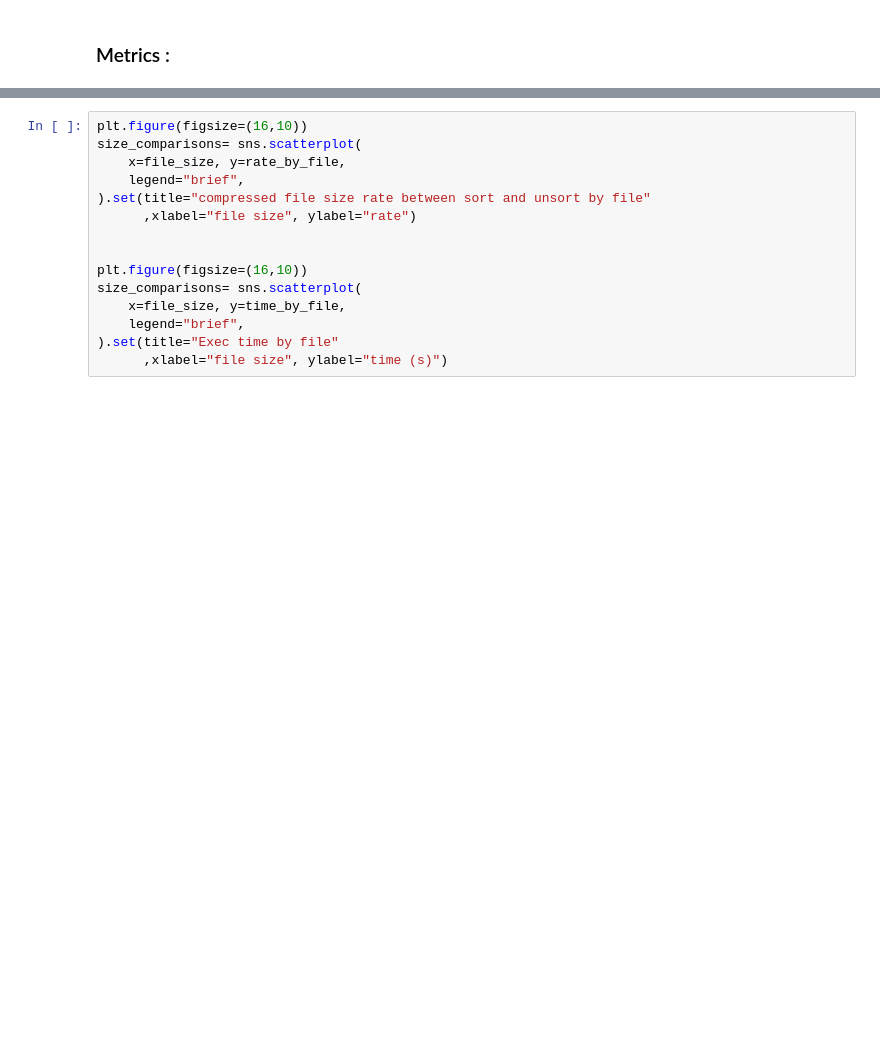
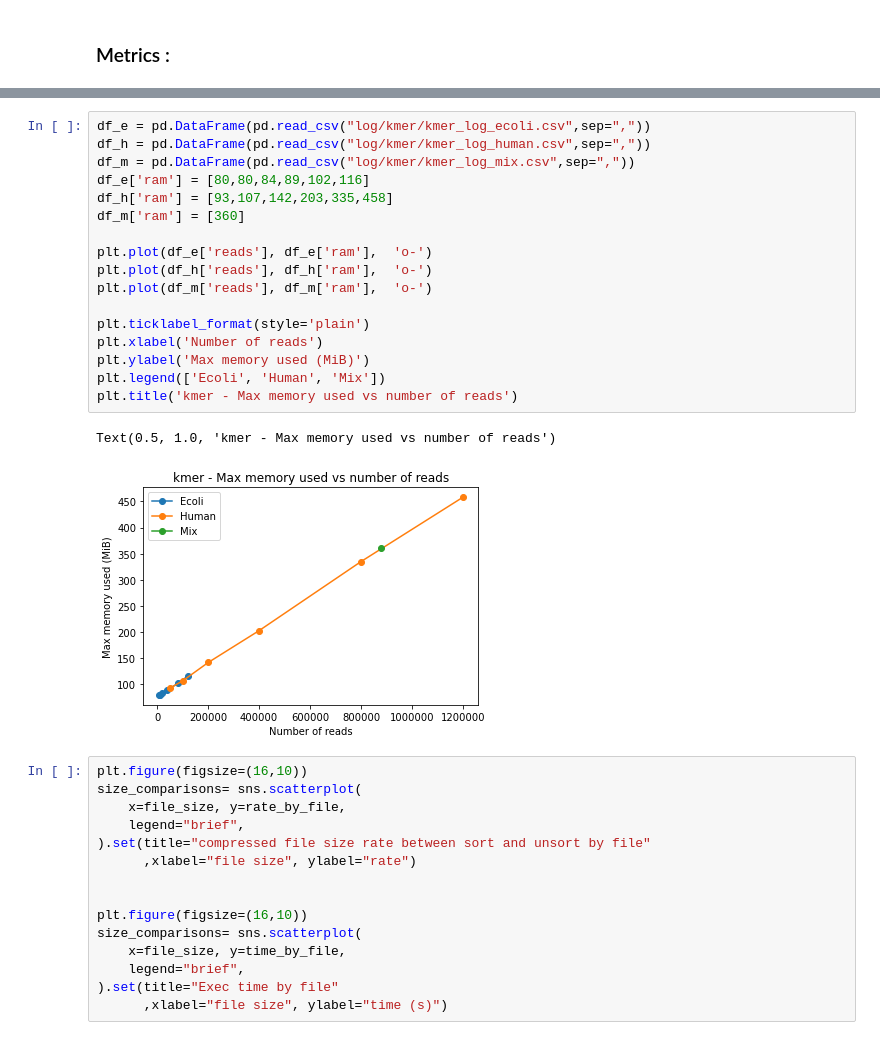
Before and after one commit to atoffano/reads-compression-optimization, a Jupyter notebook: kmer_log.ipynb, the cells around one changed output, grey strips where cells are left out. Cells and saved outputs as stored; diff of their text form; blank space fills up the shorter version.

```diff
--- a/kmer_log.ipynb
+++ b/kmer_log.ipynb
@@ -54,3 +90,23 @@ Function 'sort_by_kmer' executed in 95.9344s
+# %%
+df_e = pd.DataFrame(pd.read_csv("log/kmer/kmer_log_ecoli.csv",sep=","))
+df_h = pd.DataFrame(pd.read_csv("log/kmer/kmer_log_human.csv",sep=","))
+df_m = pd.DataFrame(pd.read_csv("log/kmer/kmer_log_mix.csv",sep=","))
+df_e['ram'] = [80,80,84,89,102,116]
+df_h['ram'] = [93,107,142,203,335,458]
+df_m['ram'] = [360]
+
+plt.plot(df_e['reads'], df_e['ram'],  'o-')
+plt.plot(df_h['reads'], df_h['ram'],  'o-')
+plt.plot(df_m['reads'], df_m['ram'],  'o-')
+
+plt.ticklabel_format(style='plain')
+plt.xlabel('Number of reads')
+plt.ylabel('Max memory used (MiB)')
+plt.legend(['Ecoli', 'Human', 'Mix'])
+plt.title('kmer - Max memory used vs number of reads')
+# %% [output]
+Text(0.5, 1.0, 'kmer - Max memory used vs number of reads')
+[figure, added]
 # %%
 plt.figure(figsize=(16,10))
 size_comparisons= sns.scatterplot(
```
Also changed, not shown: parts of 4 cells of this notebook, 6 other files.
